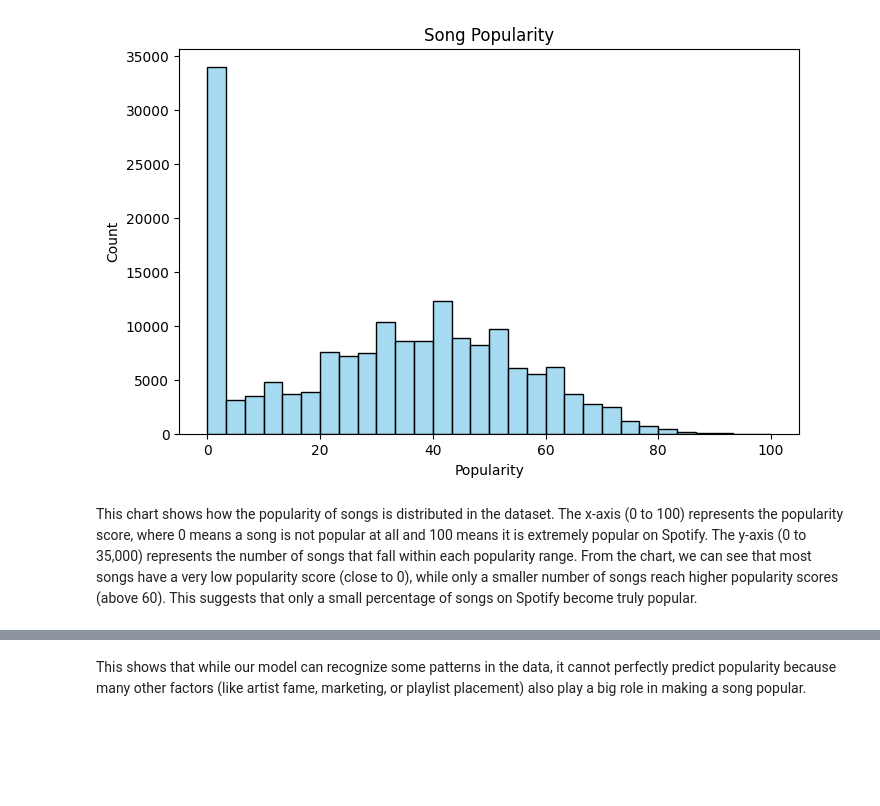
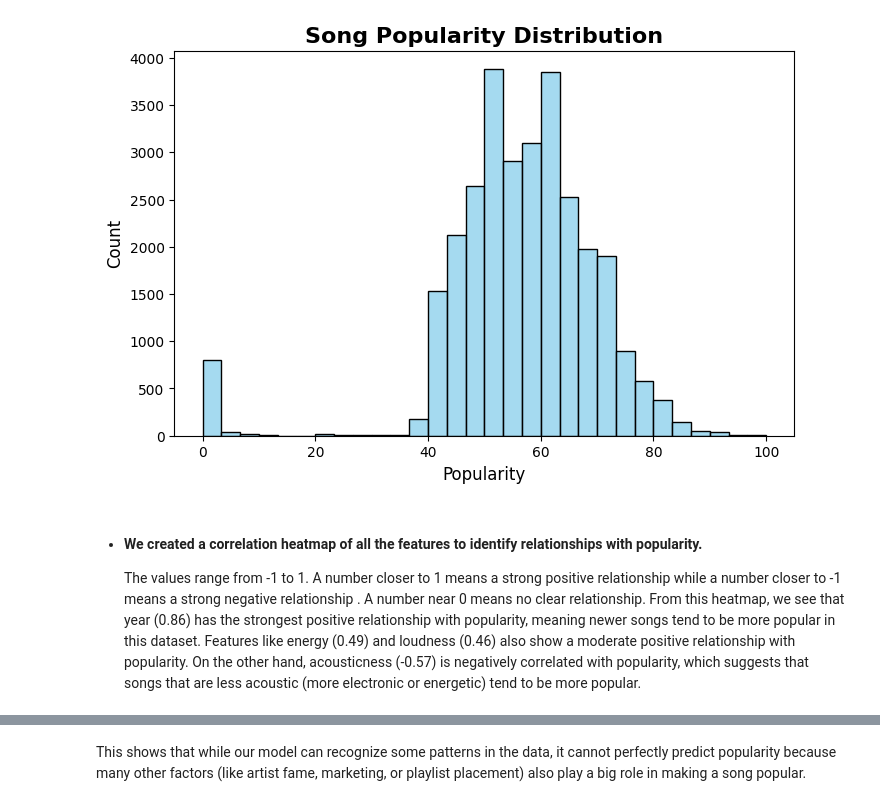
Before and after one commit to mohsayegh/spotify-data-analysis, a Jupyter notebook: spotify_project.ipynb, the cells around one changed output, grey strips where cells are left out. Drawn from its saved outputs; the diff is of its cells as text; code cells hidden in the pictures; blank space fills up the shorter version.

```diff
--- a/spotify_project.ipynb
+++ b/spotify_project.ipynb
@@ -21,7 +23,8 @@ from sklearn.model_selection import train_test_split
 from sklearn.linear_model import LinearRegression
 from sklearn.metrics import mean_squared_error
 # %%
-data = pd.read_csv("data/data.csv")
+data_spotify = pd.read_csv("data/data.csv")
+data = data_spotify[data_spotify['year'] >= 2006]
 data.head(5)
 # %% [output]
 |  | valence | year | acousticness | artists | danceability | energy | instrumentalness | key | liveness | ... |
@@ -66,14 +74,15 @@ dtype: int64
 # %%
 plt.figure(figsize=(8, 5))
 sns.histplot(data['popularity'], bins=30, color='skyblue')
-plt.title('Song Popularity')
-plt.xlabel('Popularity')
-plt.ylabel('Count')
+plt.title('Song Popularity Distribution', fontsize=16, fontweight='bold')
+plt.xlabel('Popularity', fontsize=12)
+plt.ylabel('Count', fontsize=12)
 plt.show()
 # %% [output]
-[figure, old version]
+[figure, new version]
-# %% [markdown]
-This chart shows how the popularity of songs is distributed in the dataset. The x-axis (0 to 100) represents the popularity score, where 0 means a song is not popular at all and 100 means it is extremely popular on Spotify. The y-axis (0 to 35,000) represents the number of songs that fall within each popularity range. From the chart, we can see that most songs have a very low popularity score (close to 0), while only a smaller number of songs reach higher popularity scores (above 60). This suggests that only a small percentage of songs on Spotify become truly popular.
+# %% [markdown]
+* #### We created a correlation heatmap of all the features to identify relationships with popularity.
+    The values range from -1 to 1. A number closer to 1 means a strong positive relationship while a number closer to -1 means a strong negative relationship . A number near 0 means no clear relationship. From this heatmap, we see that year (0.86) has the strongest positive relationship with popularity, meaning newer songs tend to be more popular in this dataset. Features like energy (0.49) and loudness (0.46) also show a moderate positive relationship with popularity. On the other hand, acousticness (-0.57) is negatively correlated with popularity, which suggests that songs that are less acoustic (more electronic or energetic) tend to be more popular.
 # %%
 numeric_data = data.select_dtypes(include=['float64', 'int64'])
 
```
Also changed, not shown: parts of 18 cells of this notebook.
